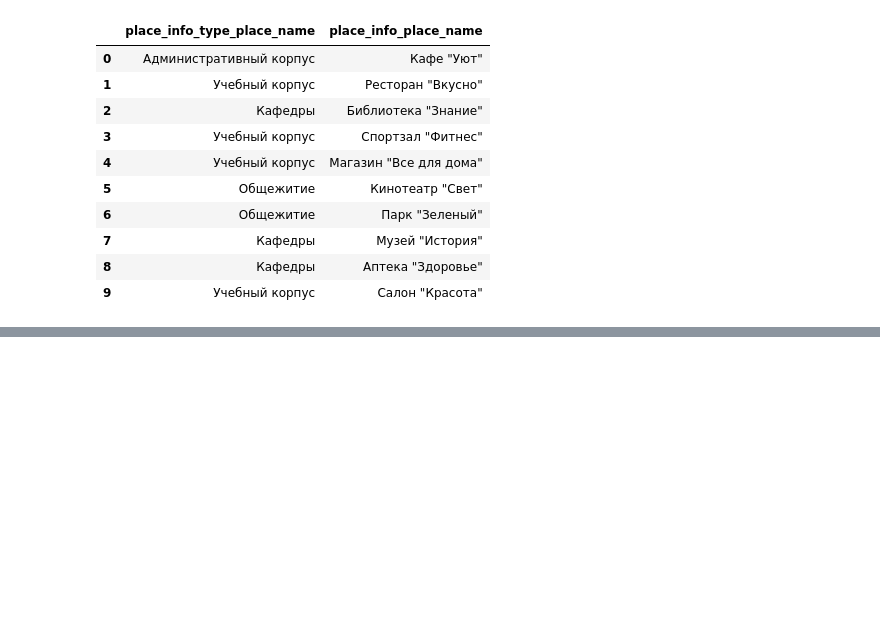
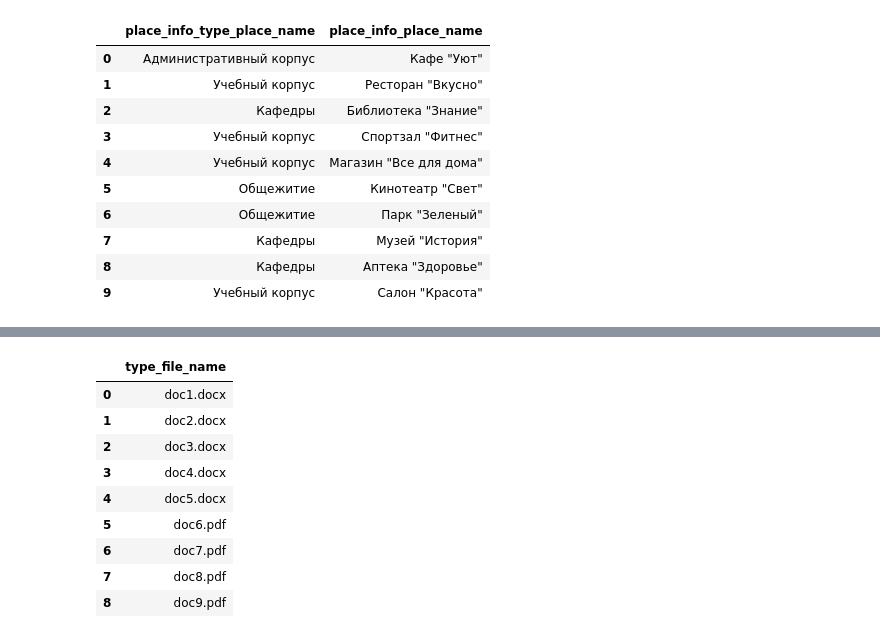
Before and after one commit to Helltale/go-tg-bot-schedule, a Jupyter notebook: other/xlsx/insert_database.ipynb, the cells around one changed output, grey strips where cells are left out. Cells and saved outputs as stored; diff of their text form; code cells hidden in the pictures; blank space fills up the shorter version.

```diff
--- a/other/xlsx/insert_database.ipynb
+++ b/other/xlsx/insert_database.ipynb
@@ -551,0 +584,44 @@ adress_contacts_place_info
+# %%
+documents_type_file = pd.read_excel("documents.type_file.xlsx")
+
+# загрезка кафедр в бд teacher_info.teacher
+
+conn = psycopg2.connect(
+    host="localhost",
+    port="5432",
+    database="db_schedule",
+    user="user",
+    password="SamaraSamara"
+)
+
+cur = conn.cursor()
+
+for index, row in documents_type_file.iterrows():
+    try:
+        cur.execute("""
+            INSERT INTO documents.type_file (type_file_name)
+            VALUES (%s)
+            """,
+            (
+                row['type_file_name'],
+            )
+        )
+    except Exception as e:
+        print(f"Error inserting row {index}: {e}")
+        continue
+
+conn.commit()
+conn.close()
+
+documents_type_file
+# %% [output]
+|  | type_file_name |
+| 0 | doc1.docx |
+| 1 | doc2.docx |
+| 2 | doc3.docx |
+| 3 | doc4.docx |
+| 4 | doc5.docx |
+| 5 | doc6.pdf |
+| 6 | doc7.pdf |
+| 7 | doc8.pdf |
+| 8 | doc9.pdf |
```
Also changed, not shown: parts of 6 cells of this notebook, 23 other files.
